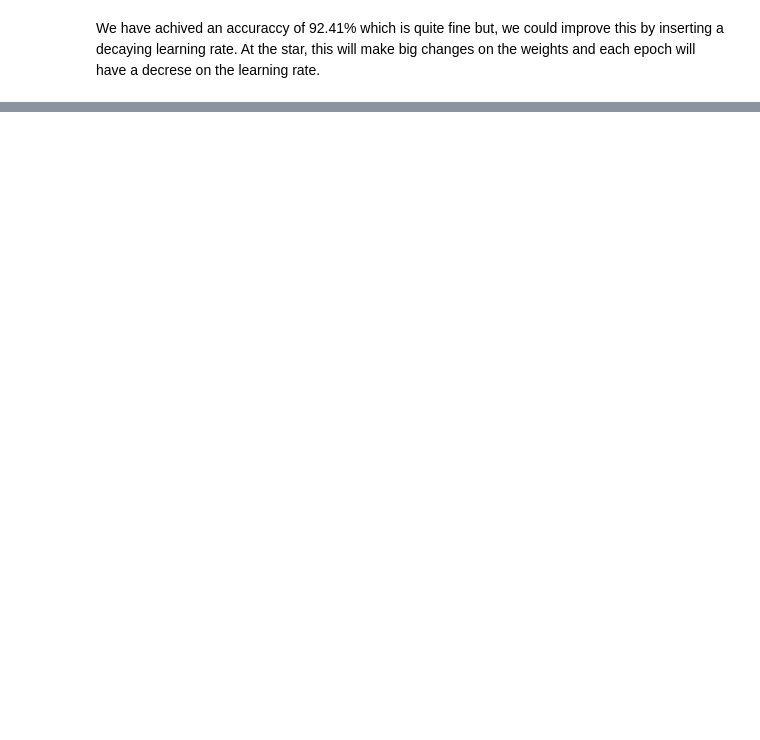
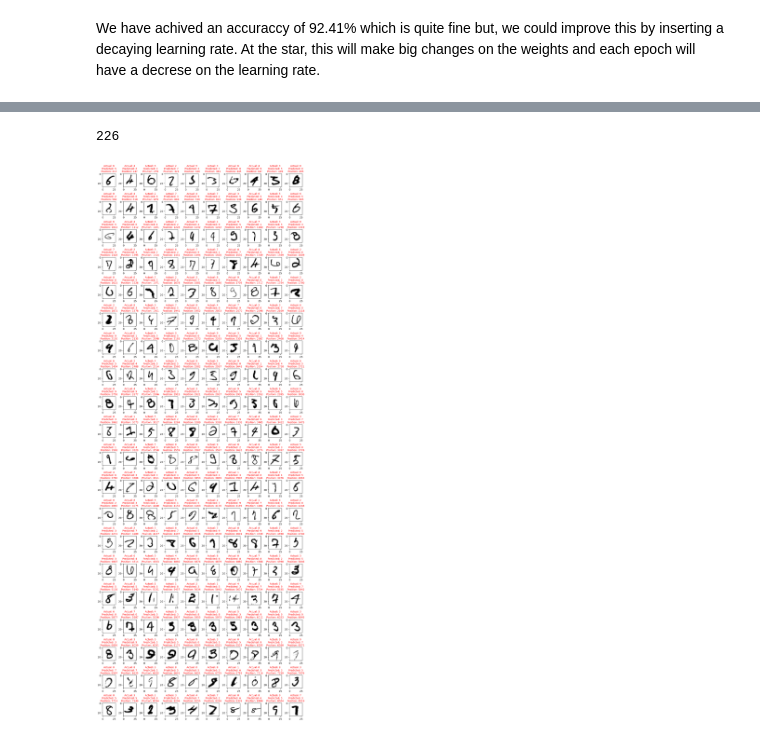
Before and after one commit to pdsdm/MNIST-proj, a Jupyter notebook: main.ipynb, the cells around one changed output, grey strips where cells are left out. Cells and saved outputs as stored; diff of their text form; code cells hidden in the pictures; blank space fills up the shorter version.

```diff
--- a/main.ipynb
+++ b/main.ipynb
@@ -381,11 +396,9 @@ print(dnn3.compute_accuracy(test_list))
 # %%
 res_vs_pred = []
 lista=test_list
-j=0
+neura = dnn3
 
-for i in lista:
-    actual, predicted = forwarding_output(None, j, lista)
+for i  in range(len(lista)):
+    actual, predicted = forwarding_output_slot(lista, neura, i)
     if actual is not predicted:
-        print(actual - predicted)
-        res_vs_pred.append(j)
-    j+=1
+        res_vs_pred.append(i)
@@ -393,0 +405,27 @@ res_vs_pred
+# %%
+len(res_vs_pred)
+# %% [output]
+226
+# %%
+def plot_wrong_predictions(wrong_indices, listas, neural_model, num_images=10):
+    fig, axes = plt.subplots(20, 10, figsize=(12, 32))
+    axes = axes.flatten()
+
+    selected_wrong_indices = wrong_indices[:num_images]
+
+    for i, idx in enumerate(selected_wrong_indices):
+        actual_label, predicted_label = forwarding_output_slot(dataset=listas, neural=neural_model, num=idx)  # Se usa "listas" correctamente
+
+        values = listas[idx].split(',')  # Se usa "listas" en lugar de "test_list"
+        image = np.asarray(values[1:], dtype=np.float32).reshape(28, 28)
+
+        axes[i].imshow(image, cmap='Greys')
+        axes[i].axis('on')
+        axes[i].set_title(f"Actual: {actual_label}\nPredicted: {predicted_label}\nPosition: {idx}", fontsize=10, color='red')
+
+    plt.tight_layout()
+    plt.show()
+# %%
+plot_wrong_predictions(wrong_indices=res_vs_pred, listas=test_list, neural_model=dnn3, num_images=200)
+# %% [output]
+[figure, added]
```
Also changed, not shown: parts of 16 cells of this notebook, 12 other files.
